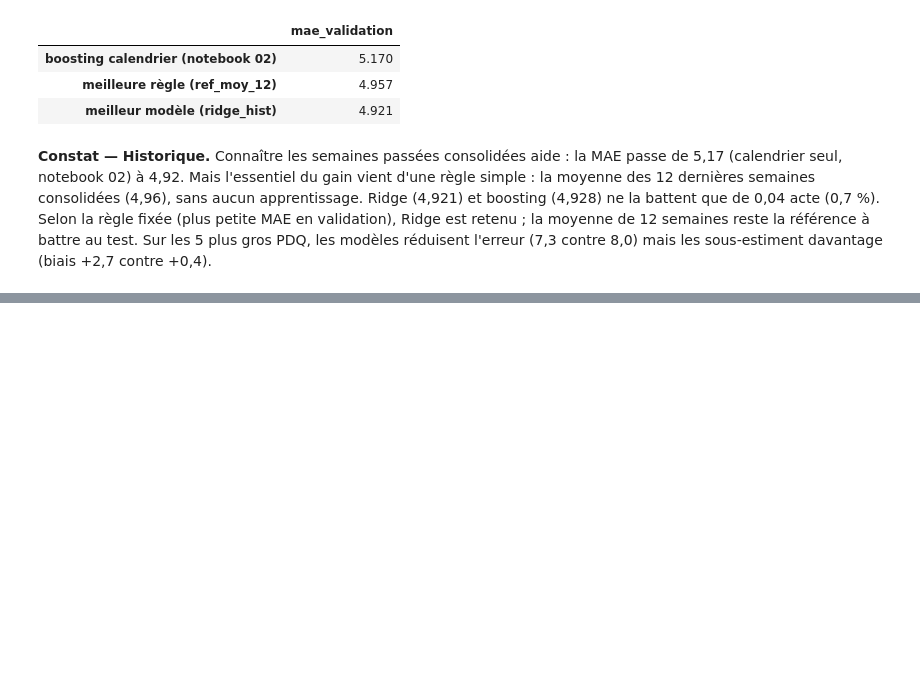
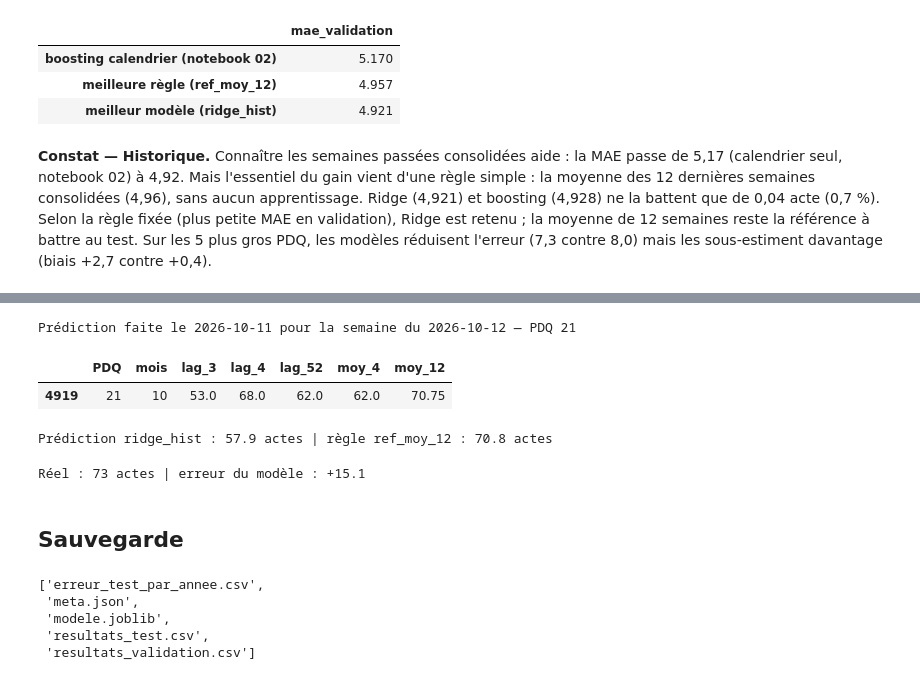
Before and after one commit to mirecloud/criminal-work, a Jupyter notebook: notebooks/03_historique.ipynb, the cells around one changed output, grey strips where cells are left out. Cells and saved outputs as stored; diff of their text form; code cells hidden in the pictures; blank space fills up the shorter version.

```diff
--- a/notebooks/03_historique.ipynb
+++ b/notebooks/03_historique.ipynb
@@ -260,0 +314,64 @@ Sur les 5 plus gros PDQ, les modèles réduisent l'erreur (7,3 contre 8,0) mais
+# %%
+semaine = test["SEMAINE"].max()
+entree = test[(test["PDQ"] == "21") & (test["SEMAINE"] == semaine)]
+
+print("Prédiction faite le", (semaine - pd.Timedelta(days=1)).date(), "pour la semaine du", semaine.date(), "— PDQ 21")
+display(entree[["PDQ", "mois"] + HISTOIRE])
+
+prediction = float(m.predict(entree[list(m.feature_names_in_)])[0])
+print(f"Prédiction {choix} : {prediction:.1f} actes | règle {meilleure_ref} : {entree[meilleure_ref.removeprefix('ref_')].iloc[0]:.1f} actes")
+# %% [output]
+Prédiction faite le 2026-10-11 pour la semaine du 2026-10-12 — PDQ 21
+|  | PDQ | mois | lag_3 | lag_4 | lag_52 | moy_4 | moy_12 |
+| 4919 | 21 | 10 | 53.0 | 68.0 | 62.0 | 62.0 | 70.75 |
+Prédiction ridge_hist : 57.9 actes | règle ref_moy_12 : 70.8 actes
+# %%
+reel = int(entree["y"].iloc[0])
+print(f"Réel : {reel} actes | erreur du modèle : {reel - prediction:+.1f}")
+# %% [output]
+Réel : 73 actes | erreur du modèle : +15.1
+# %% [markdown]
+## Sauvegarde
+# %%
+import joblib
+import numpy as np
+
+OUT = ROOT / "artifacts" / "03_historique"
+OUT.mkdir(parents=True, exist_ok=True)
+
+joblib.dump(m, OUT / "modele.joblib")
+relu = joblib.load(OUT / "modele.joblib")
+X_verif = test[list(relu.feature_names_in_)].head(10)
+np.testing.assert_allclose(relu.predict(X_verif), m.predict(X_verif))
+
+tableau.round(3).to_csv(OUT / "resultats_validation.csv")
+resultats_test.round(3).to_csv(OUT / "resultats_test.csv")
+par_annee_test.round(3).to_csv(OUT / "erreur_test_par_annee.csv")
+
+meta_03 = {
+    "source_sha16": meta["source_sha16"],
+    "contrat": "v2 : PDQ x semaine, dimanche soir, calendrier (PDQ, mois) + semaines passees consolidees",
+    "lag_days": cfg["panel"]["lag_days"],
+    "lag_min_semaines": LAG_MIN,
+    "lags": LAGS,
+    "fenetres": FENETRES,
+    "colonnes": list(m.feature_names_in_),
+    "metrique": METRIQUE,
+    "choix_sur": "validation",
+    "modele_retenu": choix,
+    "reference": meilleure_ref,
+    "mae_validation": round(float(tableau.loc[choix, "mae_validation"]), 3),
+    "mae_validation_reference": round(float(tableau.loc[meilleure_ref, "mae_validation"]), 3),
+    "mae_test": round(float(resultats_test.loc[choix, "mae_test"]), 3),
+    "mae_test_reference": round(float(resultats_test.loc[meilleure_ref, "mae_test"]), 3),
+    "test_regarde": True,
+    "modifie_apres_test": False,
+}
+(OUT / "meta.json").write_text(json.dumps(meta_03, indent=2, ensure_ascii=False))
+sorted(p.name for p in OUT.iterdir())
+# %% [output]
+['erreur_test_par_annee.csv',
+ 'meta.json',
+ 'modele.joblib',
+ 'resultats_test.csv',
+ 'resultats_validation.csv']
```
Also changed, not shown: parts of 6 cells of this notebook.
